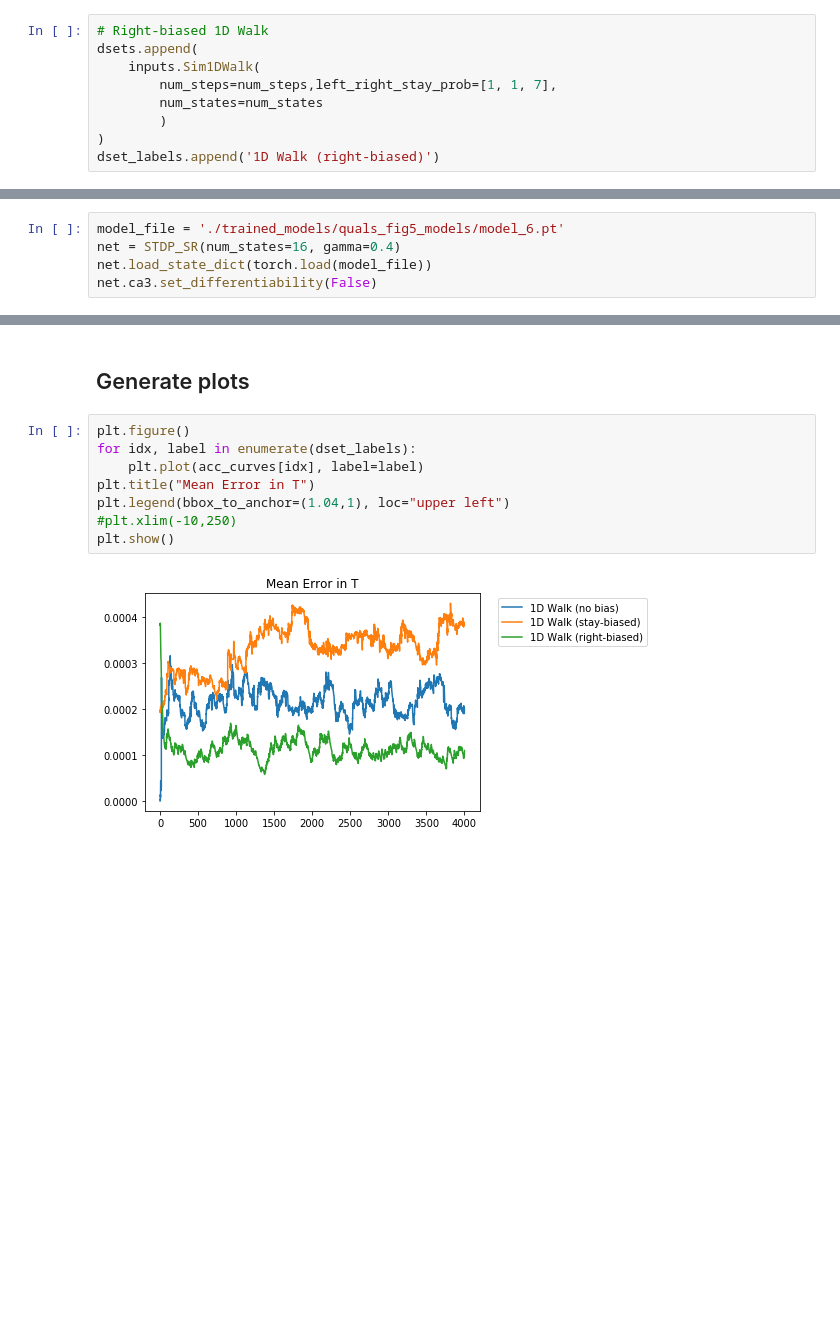
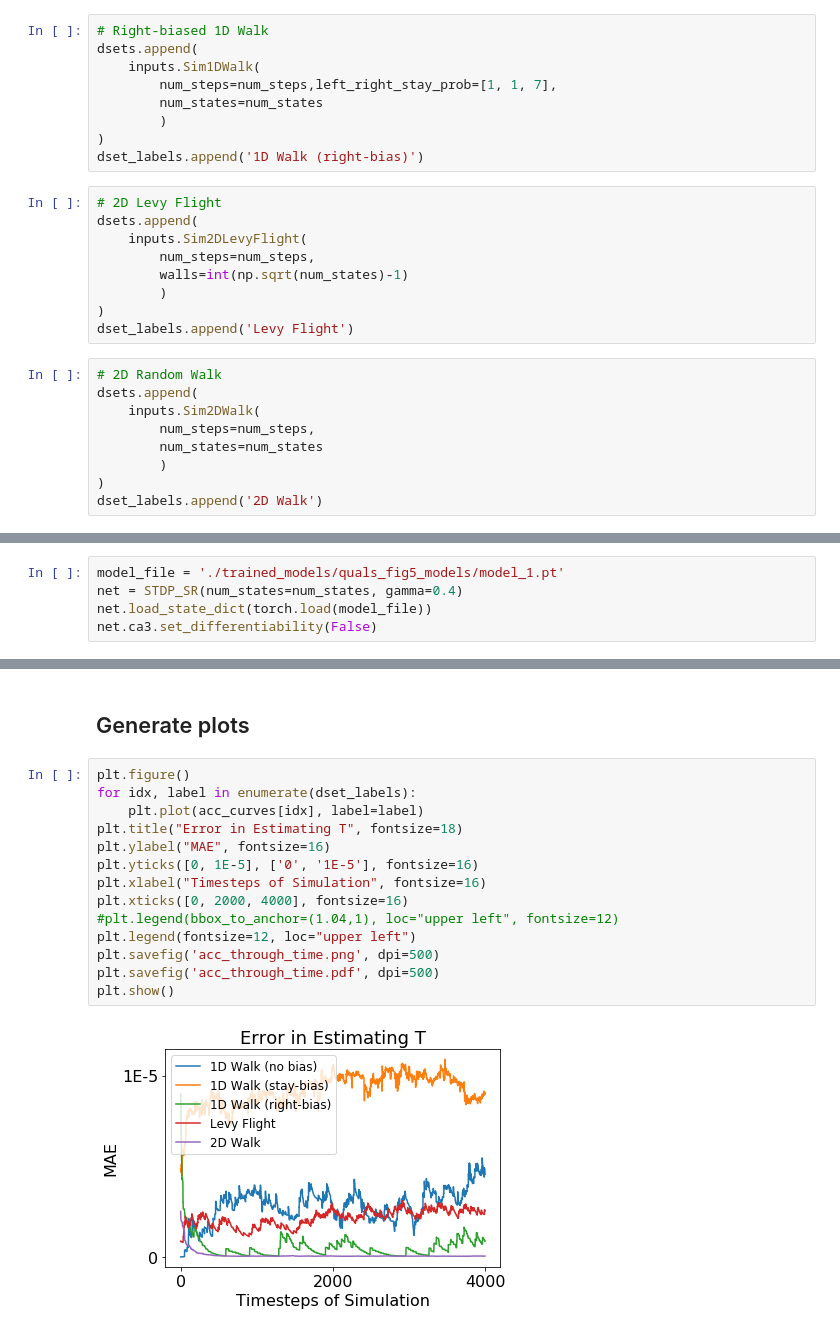
Before and after one commit to chingf/sr-project, a Jupyter notebook: notebooks/02-plot-acc-through-time.ipynb, the cells around one changed output, grey strips where cells are left out. Saved outputs shown, nothing was run; the diff lists cells and outputs as text; blank space fills up the shorter version.

Commit message:
Add notebooks used to generate figures for quals

```diff
--- a/notebooks/02-plot-acc-through-time.ipynb
+++ b/notebooks/02-plot-acc-through-time.ipynb
@@ -43,12 +43,30 @@ dsets.append(
         num_states=num_states
         )
 )
-dset_labels.append('1D Walk (right-biased)')
+dset_labels.append('1D Walk (right-bias)')
+# %%
+# 2D Levy Flight
+dsets.append(
+    inputs.Sim2DLevyFlight(
+        num_steps=num_steps,
+        walls=int(np.sqrt(num_states)-1)
+        )
+)
+dset_labels.append('Levy Flight')
+# %%
+# 2D Random Walk
+dsets.append(
+    inputs.Sim2DWalk(
+        num_steps=num_steps,
+        num_states=num_states
+        )
+)
+dset_labels.append('2D Walk')
 # %% [markdown]
 ## Specify model you want to test
 # %%
-model_file = './trained_models/quals_fig5_models/model_6.pt'
-net = STDP_SR(num_states=16, gamma=0.4)
+model_file = './trained_models/quals_fig5_models/model_1.pt'
+net = STDP_SR(num_states=num_states, gamma=0.4)
 net.load_state_dict(torch.load(model_file))
 net.ca3.set_differentiability(False)
 # %% [markdown]
@@ -76,10 +94,16 @@ with torch.no_grad():
 # %%
 plt.figure()
 for idx, label in enumerate(dset_labels):
     plt.plot(acc_curves[idx], label=label)
-plt.title("Mean Error in T")
-plt.legend(bbox_to_anchor=(1.04,1), loc="upper left")
-#plt.xlim(-10,250)
+plt.title("Error in Estimating T", fontsize=18)
+plt.ylabel("MAE", fontsize=16)
+plt.yticks([0, 1E-5], ['0', '1E-5'], fontsize=16)
+plt.xlabel("Timesteps of Simulation", fontsize=16)
+plt.xticks([0, 2000, 4000], fontsize=16)
+#plt.legend(bbox_to_anchor=(1.04,1), loc="upper left", fontsize=12)
+plt.legend(fontsize=12, loc="upper left")
+plt.savefig('acc_through_time.png', dpi=500)
+plt.savefig('acc_through_time.pdf', dpi=500)
 plt.show()
 # %% [output]
-[figure, old version]
+[figure, new version]
```
Also changed, not shown: parts of 3 cells of this notebook, 3 other files.
